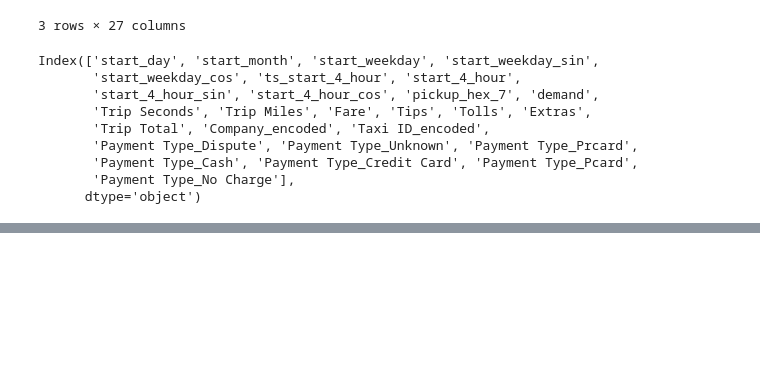
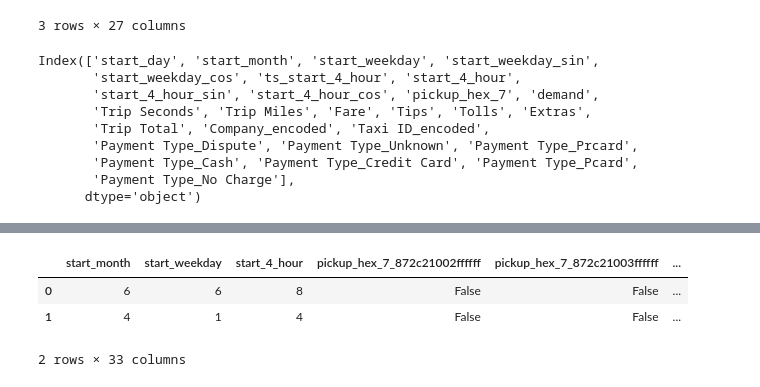
Before and after one commit to lniggemann/AAA_2023, a Jupyter notebook: 04_NN.ipynb, the cells around one changed output, grey strips where cells are left out. Drawn from its saved outputs; the diff is of its cells as text; code cells hidden in the pictures; blank space fills up the shorter version.

```diff
--- a/04_NN.ipynb
+++ b/04_NN.ipynb
@@ -63,0 +64,2 @@ gsdf
+# %%
+data = sdf.head(100000)
@@ -63,0 +73,8 @@ gsdf
+# %%
+X = pd.get_dummies(X, columns = ["pickup_hex_7"])
+X.head(2)
+# %% [output]
+|  | start_month | start_weekday | start_4_hour | pickup_hex_7_872c21002ffffff | pickup_hex_7_872c21003ffffff | ... |
+| 0 | 6 | 6 | 8 | False | False | ... |
+| 1 | 4 | 1 | 4 | False | False | ... |
+2 rows × 33 columns
```
Also changed, not shown: parts of 15 cells of this notebook.
